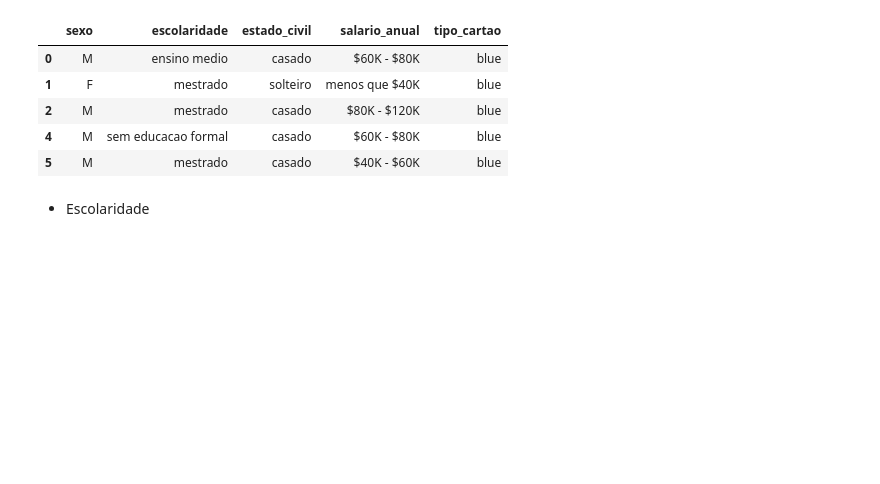
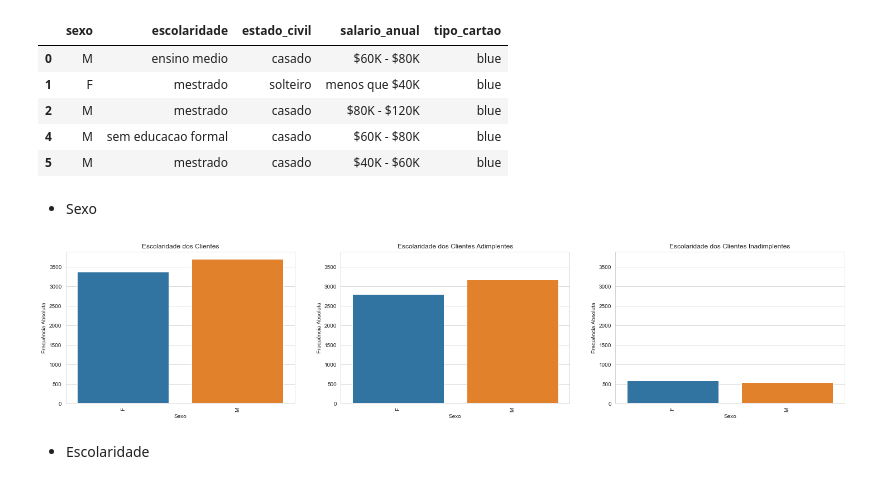
Before and after one commit to fsemeneze/Analise-de-clientes-inadimplentes, a Jupyter notebook: Script/analise_de_clientes.ipynb, the cells around one changed output. Cells and saved outputs as stored; diff of their text form; code cells hidden in the pictures; blank space fills up the shorter version.

```diff
--- a/Script/analise_de_clientes.ipynb
+++ b/Script/analise_de_clientes.ipynb
@@ -370,6 +369,40 @@ df_clientes.select_dtypes('object').head()
 | 2 | M | mestrado | casado | $80K - $120K | blue |
 | 4 | M | sem educacao formal | casado | $60K - $80K | blue |
 | 5 | M | mestrado | casado | $40K - $60K | blue |
+# %% [markdown]
+* Sexo
+# %%
+coluna = 'sexo'
+titulos = ['Escolaridade dos Clientes', 'Escolaridade dos Clientes Adimplentes', 'Escolaridade dos Clientes Inadimplentes']
+dataframes = [df_clientes, df_clientes_adimplente, df_clientes_inadimplente]
+
+eixo = 0
+max_y = 0
+max = df_clientes.select_dtypes('object').describe()[coluna]['freq'] * 1.1
+
+figura, eixos = plt.subplots(1,3, figsize=(25, 5), sharex=True)
+
+for dataframe in [df_clientes, df_clientes_adimplente, df_clientes_inadimplente]:
+
+  df_to_plot = dataframe[coluna].value_counts().to_frame()
+  df_to_plot.rename(columns={coluna: 'frequencia_absoluta'}, inplace=True)
+  df_to_plot[coluna] = df_to_plot.index
+  df_to_plot.sort_values(by=[coluna], inplace=True)
+  df_to_plot.sort_values(by=[coluna])
+
+  f = sns.barplot(x=df_to_plot[coluna], y=df_to_plot['frequencia_absoluta'], ax=eixos[eixo])
+  f.set(title=titulos[eixo], xlabel=coluna.capitalize(), ylabel='Frequência Absoluta')
+  f.set_xticklabels(labels=f.get_xticklabels(), rotation=90)
+
+  _, max_y_f = f.get_ylim()
+  max_y = max_y_f if max_y_f > max_y else max_y
+  f.set(ylim=(0, max_y))
+
+  eixo += 1
+
+figura.show()
+# %% [output]
+[figure, added]
 # %% [markdown]
 * Escolaridade
 # %%
```
Also changed, not shown: parts of 12 cells of this notebook.
